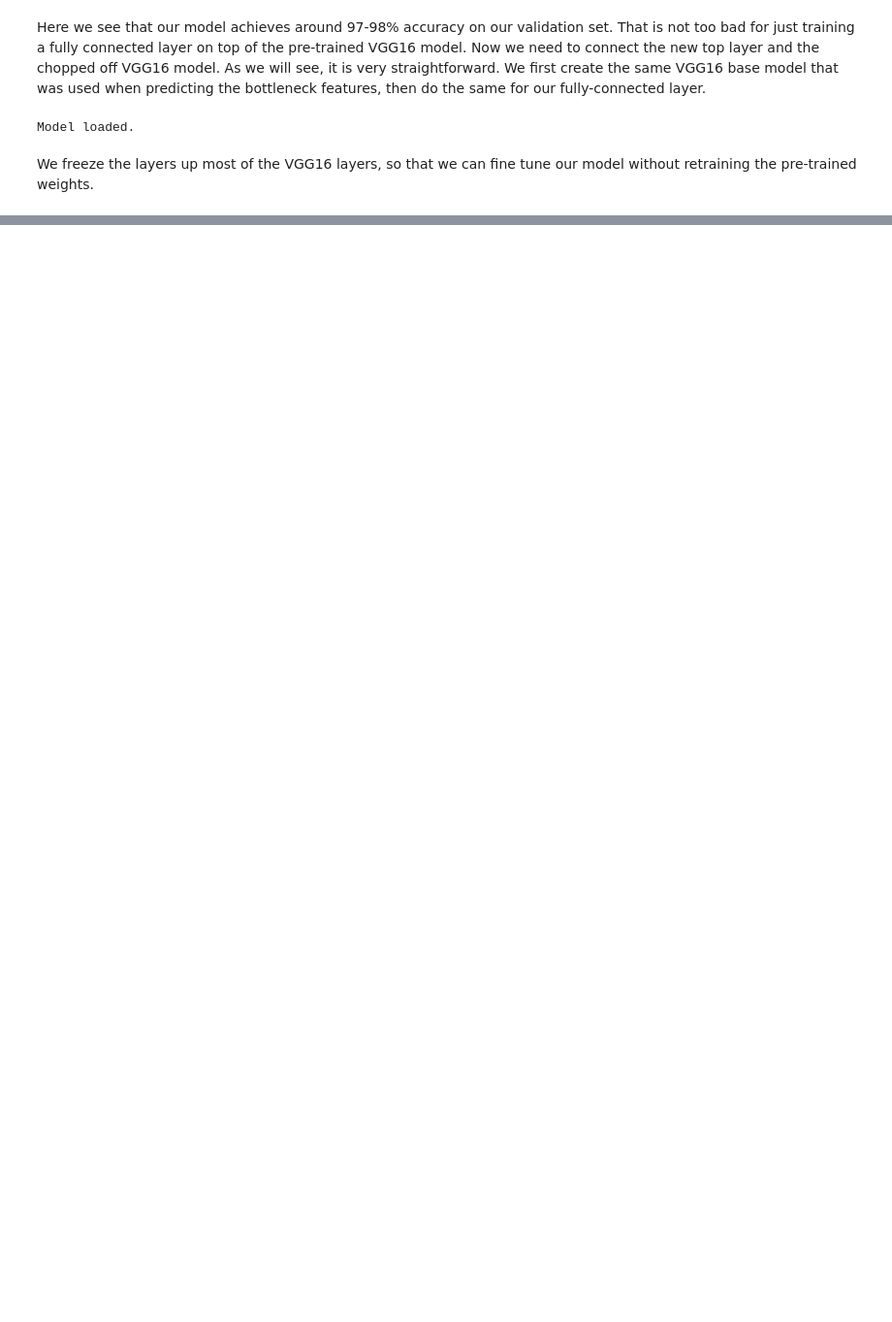
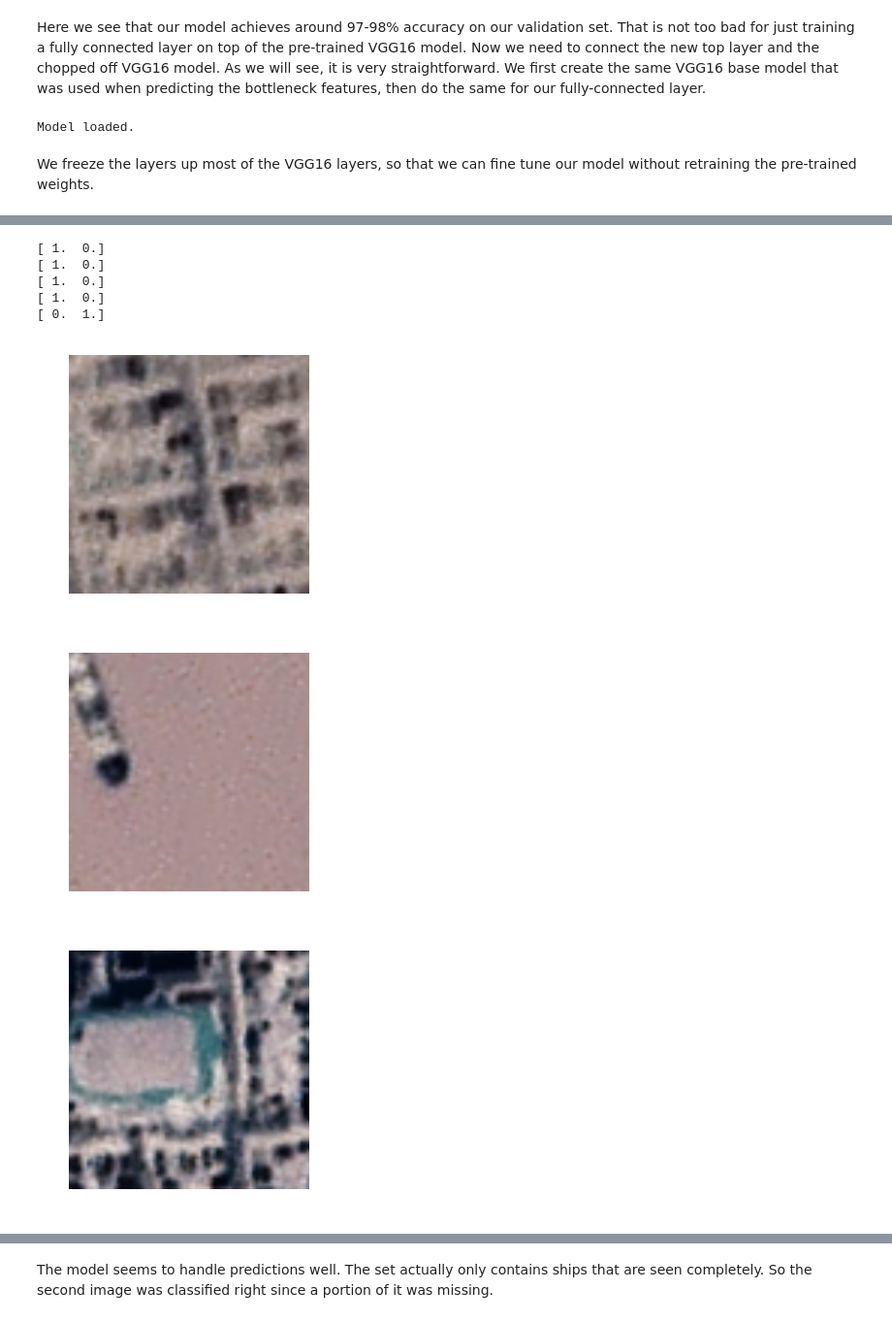
Before and after one commit to x267wu/sharpestminds, a Jupyter notebook: Fine Tuning Pre-trained VGG16 Network for recognizing ships in satellite images.ipynb, the cells around one changed output, grey strips where cells are left out. Shown at 97% size. Drawn from its saved outputs; the diff is of its cells as text; code cells hidden in the pictures; blank space fills up the shorter version.

```diff
--- a/Fine Tuning Pre-trained VGG16 Network for recognizing ships in satellite images.ipynb
+++ b/Fine Tuning Pre-trained VGG16 Network for recognizing ships in satellite images.ipynb
@@ -243,5 +261,14 @@ imgs, labels = next(batches)
 # %%
 for i, img in enumerate(imgs):
     print labels[i]
-    model.predict(img)
-    grid_display(img)
+    model.predict(np.asarray([img]))
+    grid_display_predictions([img])
+# %% [output]
+[ 1.  0.]
+[ 1.  0.]
+[ 1.  0.]
+[ 1.  0.]
+[ 0.  1.]
+[figure, added]
+[figure, added]
+[figure, added]
@@ -247,0 +277,2 @@ for i, img in enumerate(imgs):
+# %% [markdown]
+The model seems to handle predictions well. The set actually only contains ships that are seen completely. So the second image was classified right since a portion of it was missing.
```
Also changed, not shown: parts of 5 cells of this notebook, 3 other files.
